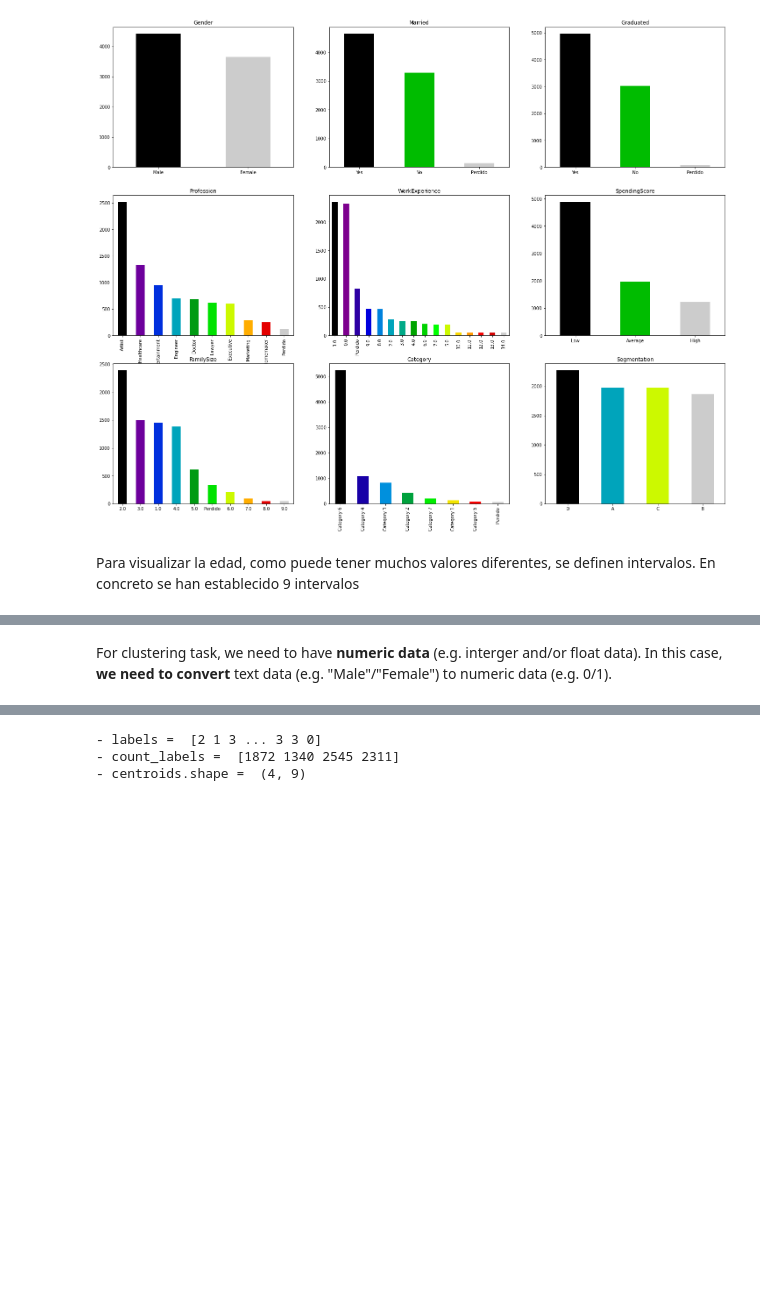
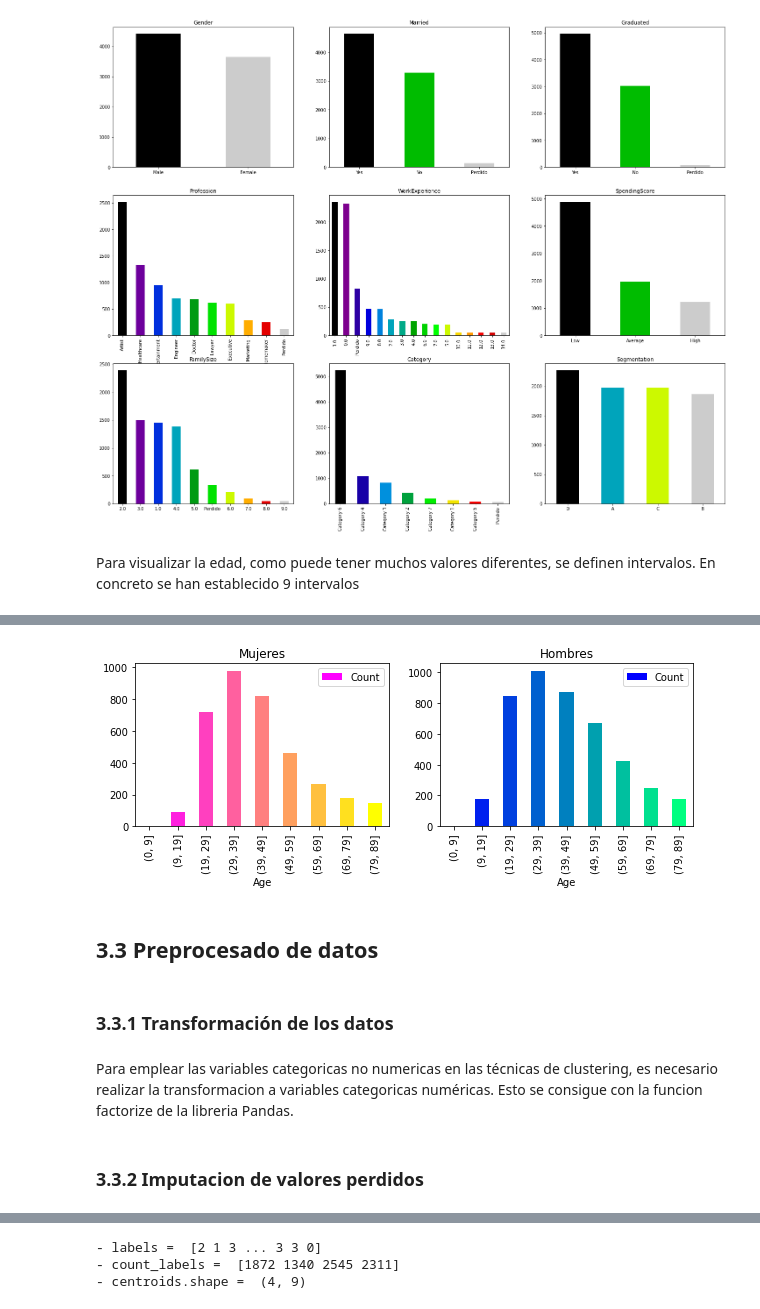
Before and after one commit to adriancarmona999/Analisis-de-estrategias-de-clustering-en-la-economia, a Jupyter notebook: automobile-customer-clustering-k-means-pca.ipynb, the cells around one changed output, grey strips where cells are left out. Drawn from its saved outputs; the diff is of its cells as text; code cells hidden in the pictures; blank space fills up the shorter version.

```diff
--- a/automobile-customer-clustering-k-means-pca.ipynb
+++ b/automobile-customer-clustering-k-means-pca.ipynb
@@ -19,5 +24,6 @@ from scipy.stats import mode
 # %%
-df = pd.read_csv('customer-set.csv', header = 0)
+datos = pd.read_csv('customer-set.csv', header = 0)
+#TODO: quitar la columna de segmentacion.
 # %% [markdown]
 Echamos un vistazo al dataset cargado:
 # %%
@@ -59,5 +70,5 @@ rows_with_NaN
 # %% [markdown]
 Se tienen 1403 registros de cliente con valores perdidos. El siguiente paso es imputar algun valor para reconocerlos y evitar el valor NaN. Los imputaremos con el valor 'Perdido'.
 # %%
-df = df.fillna("Perdido")
+datos = datos.fillna("Perdido")
 # %% [markdown]
@@ -142,4 +128,35 @@ KeyError: 'age'
+# %%
+
+## Agrupamos los datos segun el genero e intervalo de edad.
+groupby_df = datos.groupby(['Gender', intervalos_edad]).size().reset_index(name='Count')
+
+## Creamos mascaras booleanas para la selección
+mascara_mujeres = groupby_df['Gender']=="Female"
+mascara_hombres = groupby_df['Gender']=="Male"
+
+## Seleccionamos aplicando las mascaras definidas anteriormente
+mujeres_df = groupby_df.loc[mascara_mujeres]
+hombres_df = groupby_df.loc[mascara_hombres]
+# %%
+## Configuramos la figura que se va a mostrar. Concretamente dos subfiguras.
+fig, axes = plt.subplots(nrows=1, ncols=2, figsize=(10,3))
+
+## Elegimos la paleta de color para la visualización
+color_mujeres = plt.cm.spring(np.linspace(0, 1, len(mujeres_df['Age'].unique())))
+color_hombres = plt.cm.winter(np.linspace(0, 1, len(hombres_df['Age'].unique())))
+
+## Generamos las subfiguras
+mujeres_df.plot(x='Age', y='Count', kind = 'bar', color=color_mujeres, title='Mujeres', ax=axes[0])
+hombres_df.plot(x='Age', y='Count', kind = 'bar', color=color_hombres, title='Hombres', ax=axes[1])
+
+## Por ultimo mostramos la figura completa
+plt.show()
+# %% [output]
+[figure, added]
+# %% [markdown]
+## 3.3 Preprocesado de datos
+# %% [markdown]
+### 3.3.1 Transformación de los datos
 # %% [markdown]
-For clustering task, we need to have **numeric data** (e.g. interger and/or float data).
-In this case, **we need to convert** text data (e.g. "Male"/"Female") to numeric data (e.g. 0/1).
+Para emplear las variables categoricas no numericas en las técnicas de clustering, es necesario realizar la transformacion a variables categoricas numéricas. Esto se consigue con la funcion factorize de la libreria Pandas.
 # %%
@@ -152 +169,3 @@ df["Category"] = pd.factorize(df["Category"])[0]
+# %% [markdown]
+### 3.3.2 Imputacion de valores perdidos
 # %% [markdown]
```
Also changed, not shown: parts of 40 cells of this notebook.
